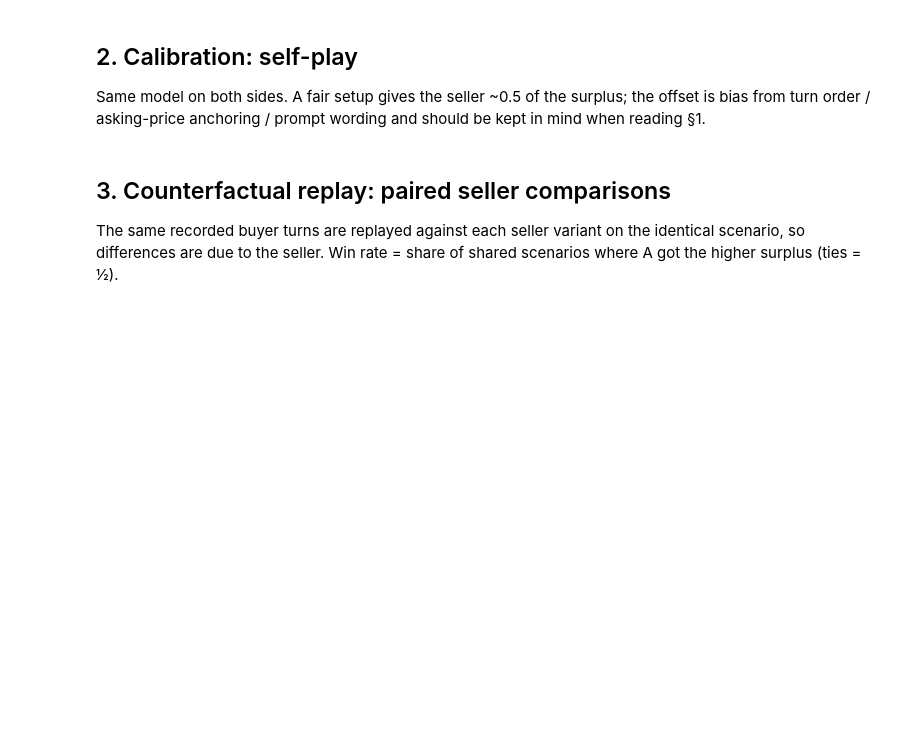
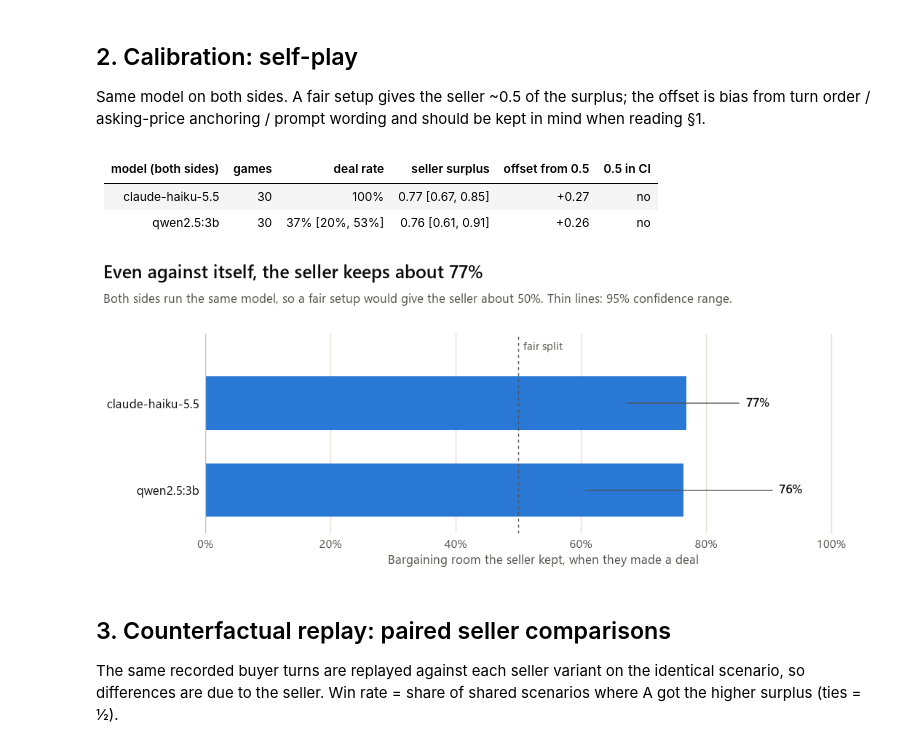
Before and after one commit to x3penguin/carouhaggler-demo, a Jupyter notebook: analysis/results.ipynb, the cells around one changed output. Cells and saved outputs as stored; diff of their text form; code cells hidden in the pictures; blank space fills up the shorter version.

```diff
--- a/analysis/results.ipynb
+++ b/analysis/results.ipynb
@@ -57,7 +164,14 @@ turn order / asking-price anchoring / prompt wording and should be kept in mind
 # %%
 if "self_play" in rows:
     display(Markdown(report.calibration_table(rows["self_play"])))
-    report.save(report.calibration_chart(rows["self_play"]), FIG / "calibration.png")
+    report.save(report.calibration_chart(rows["self_play"], title="Even against itself, the seller keeps about 77%"),
+            FIG / "calibration.png")
+# %% [output]
+| model (both sides) | games | deal rate | seller surplus | offset from 0.5 | 0.5 in CI |
+|---|---|---|---|---|---|
+| claude-haiku-5.5 | 30 | 100% | 0.77 [0.67, 0.85] | +0.27 | no |
+| qwen2.5:3b | 30 | 37% [20%, 53%] | 0.76 [0.61, 0.91] | +0.26 | no |
+[figure, added]
 # %% [markdown]
 ## 3. Counterfactual replay: paired seller comparisons
 
```
Also changed, not shown: parts of 26 cells of this notebook, 11 other files.
